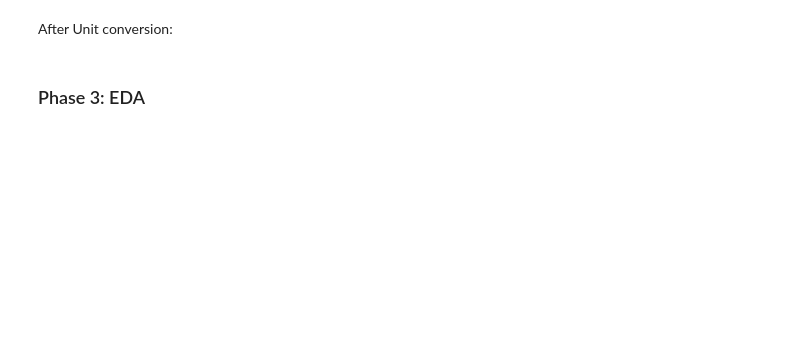
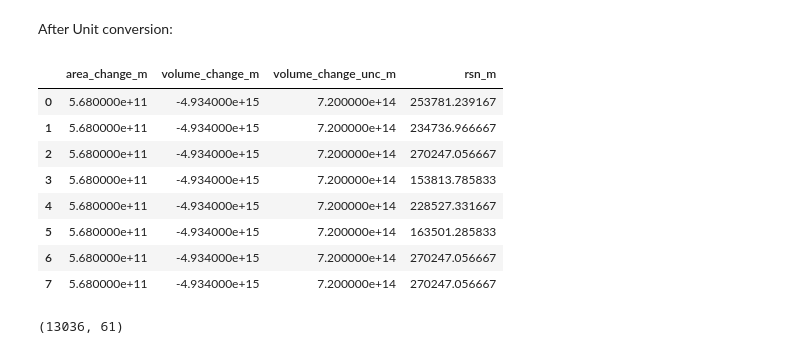
Before and after one commit to sanjiv576/ST7072CEM-Machine-Learning-Assignment, a Jupyter notebook: notebooks/2_data_preparation.ipynb, the cells around one changed output. Saved outputs shown, nothing was run; the diff lists cells and outputs as text; code cells hidden in the pictures; blank space fills up the shorter version.

```diff
--- a/notebooks/2_data_preparation.ipynb
+++ b/notebooks/2_data_preparation.ipynb
@@ -295,6 +307,6 @@ $kg$ ==> $g$
 # %%
-df[km2_cols] = df[km2_cols] * 1000 * 1000  # 1km * 1km = 1000m * 1000m
+df['area_change_m'] = df[km2_cols] * 1000 * 1000  # 1km * 1km = 1000m * 1000m
 
-df[km3_cols] = df[km3_cols] * 1000 * 1000 * 1000
+df[['volume_change_m', 'volume_change_unc_m']] = df[km3_cols] * 1000 * 1000 * 1000
 
-df[kg_cols] = df[kg_cols] * 1000
+df['rsn_m'] = df[kg_cols] * 1000
@@ -301,6 +333,14 @@ df[kg_cols] = df[kg_cols] * 1000
 # %% [markdown]
 After Unit conversion:
 # %%
-df[km2_cols + km3_cols + kg_cols].head(8)
+df[['area_change_m', 'volume_change_m', 'volume_change_unc_m', 'rsn_m']].head(8)
+# %% [output]
+|  | area_change_m | volume_change_m | volume_change_unc_m | rsn_m |
+| 0 | 5.680000e+11 | -4.934000e+15 | 7.200000e+14 | 253781.239167 |
+| 1 | 5.680000e+11 | -4.934000e+15 | 7.200000e+14 | 234736.966667 |
+| 2 | 5.680000e+11 | -4.934000e+15 | 7.200000e+14 | 270247.056667 |
+| 3 | 5.680000e+11 | -4.934000e+15 | 7.200000e+14 | 153813.785833 |
+| 4 | 5.680000e+11 | -4.934000e+15 | 7.200000e+14 | 228527.331667 |
+| 5 | 5.680000e+11 | -4.934000e+15 | 7.200000e+14 | 163501.285833 |
+| 6 | 5.680000e+11 | -4.934000e+15 | 7.200000e+14 | 270247.056667 |
+| 7 | 5.680000e+11 | -4.934000e+15 | 7.200000e+14 | 270247.056667 |
-# %% [markdown]
-### Phase 3: EDA
@@ -306,0 +351,4 @@ df[km2_cols + km3_cols + kg_cols].head(8)
+# %%
+df.shape
+# %% [output]
+(13036, 61)
```
Also changed, not shown: parts of 4 cells of this notebook.
